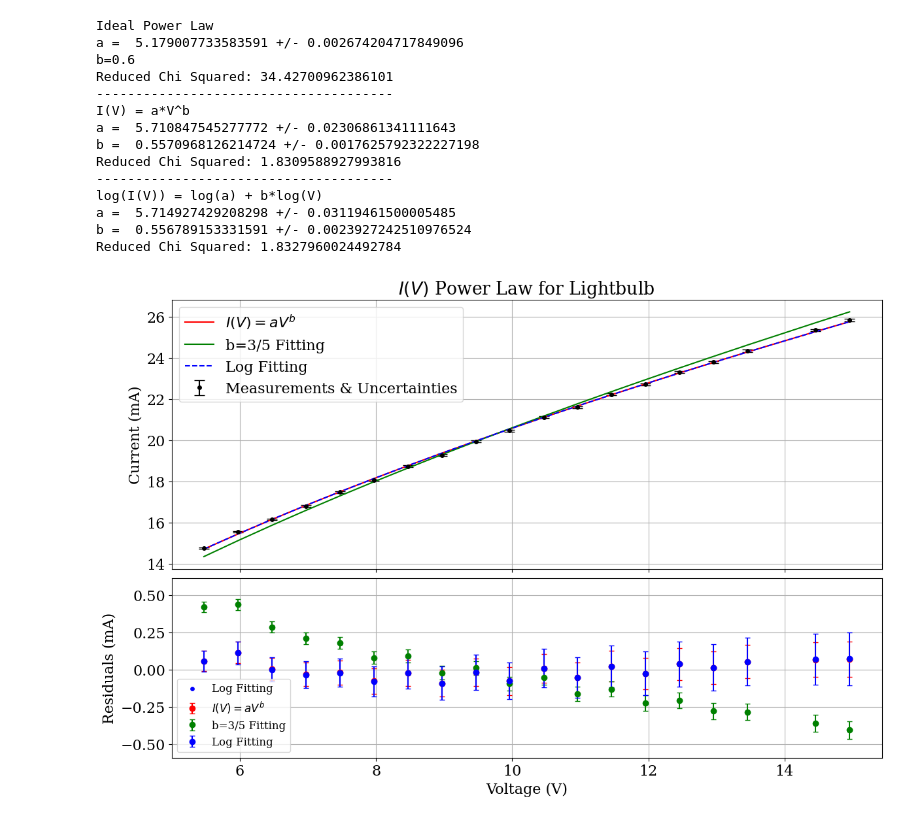
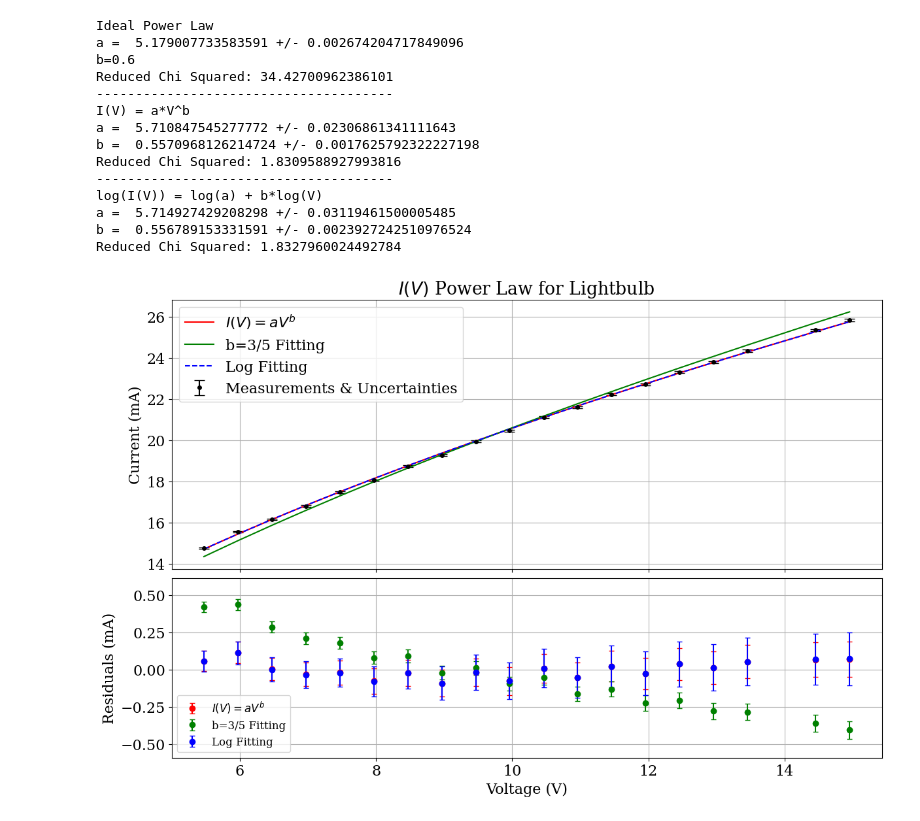
Before and after one commit to luke-wriglesworth/circuit-labs, a Jupyter notebook: lightbulb.ipynb, the cells around one changed output. Cells and saved outputs as stored; diff of their text form; code cells hidden in the pictures.

```diff
--- a/lightbulb.ipynb
+++ b/lightbulb.ipynb
@@ -94,7 +94,6 @@ axs[0].grid()
 axs[1].errorbar(voltage,residuals,label=r"$I(V)=aV^b$",color="red",yerr=res_uncertainty,fmt="o",capsize=3)
 axs[1].errorbar(voltage,residuals_ideal,label="b=3/5 Fitting",color="green",yerr=res_uncertainty_ideal,fmt="o",capsize=3)
 axs[1].errorbar(voltage,residuals_log,label="Log Fitting",color="blue",yerr=res_uncertainty_log,fmt="o",capsize=3)
-axs[1].scatter(voltage,residuals_log,label="Log Fitting",color="blue",s=15,marker="o")
 axs[1].set_xlabel("Voltage (V)")
 axs[1].set_ylabel("Residuals (mA)")
 axs[1].grid()
@@ -108,32 +107,32 @@ plotVals = np.linspace(min(voltage)-1,max(voltage)+1,1000)
 plt.xscale("log")
 plt.yscale("log")
 plt.title(r"$I(V)$ Power Law for Lightbulb [Log Scale]")
 plt.errorbar(voltage,current,label="Measurements & Uncertainties",color="black",fmt="o",yerr=unc_current,capsize=6,markersize=4)
 plt.plot(voltage,I(voltage,*popt),label=r"$I(V)=aV^b$",color="red")
 plt.plot(voltage,I_ideal(voltage,*popt_ideal),label="b=3/5 Fitting",color="green")
 plt.plot(voltage,I(voltage,np.exp(popt_log[0]),popt_log[1]),label="Log Fitting",color="blue",ls="--")
 plt.xlabel(r"Log(V)")
 plt.ylabel(r"Log(I)")
 plt.xlim(5.2,17)
 plt.ylim(12,30)
 plt.legend()
 plt.grid()
 plt.show()
 fig.savefig("lightbulb_plots_log.png")
 # %% [output]
 Ideal Power Law
 a =  5.179007733583591 +/- 0.002674204717849096
 b=0.6
 Reduced Chi Squared: 34.42700962386101
 --------------------------------------
 I(V) = a*V^b
 a =  5.710847545277772 +/- 0.02306861341111643
 b =  0.5570968126214724 +/- 0.0017625792322227198
 Reduced Chi Squared: 1.8309588927993816
 --------------------------------------
 log(I(V)) = log(a) + b*log(V)
 a =  5.714927429208298 +/- 0.03119461500005485
 b =  0.556789153331591 +/- 0.0023927242510976524
 Reduced Chi Squared: 1.8327960024492784
-[figure, old version]
+[figure, new version]
 [figure]
```
